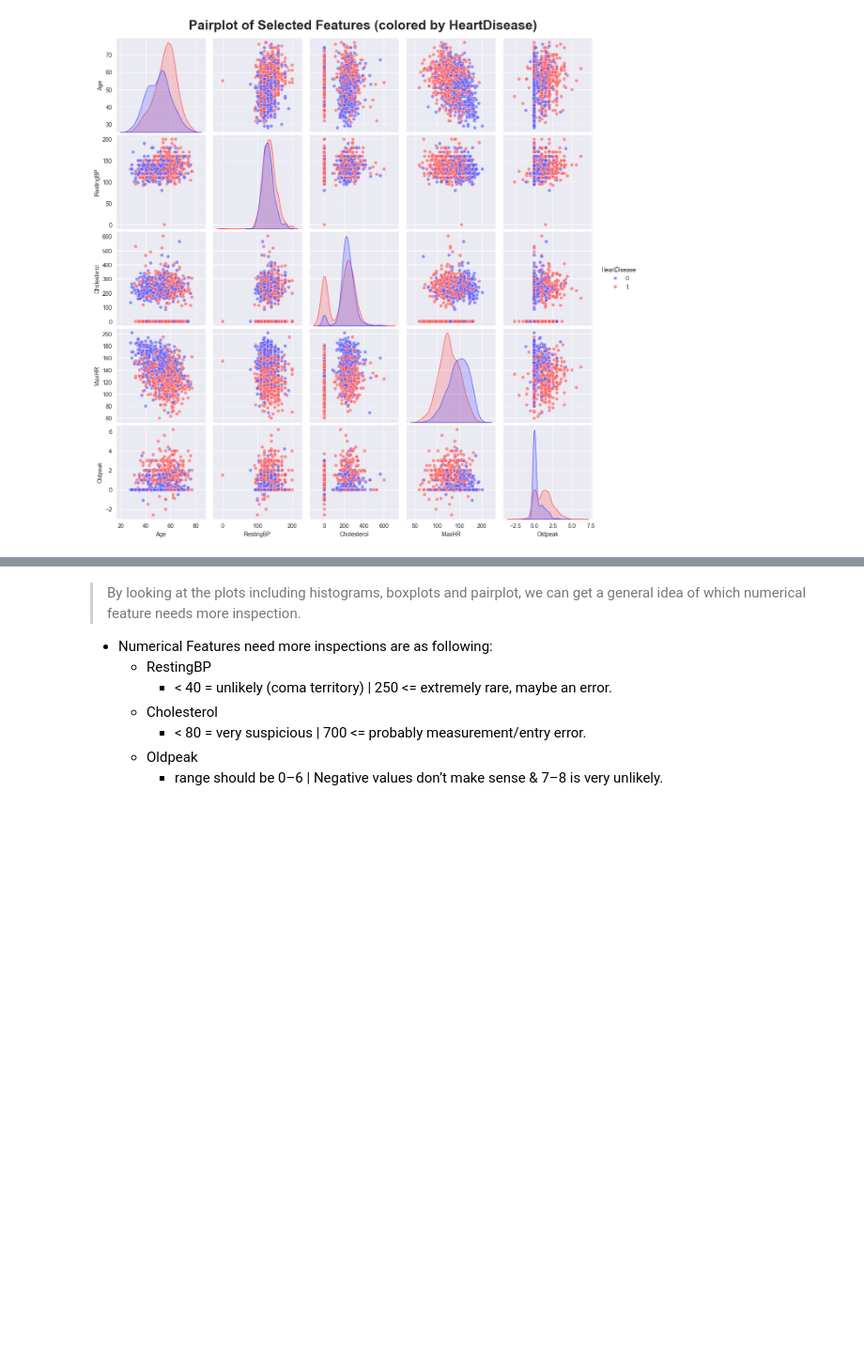
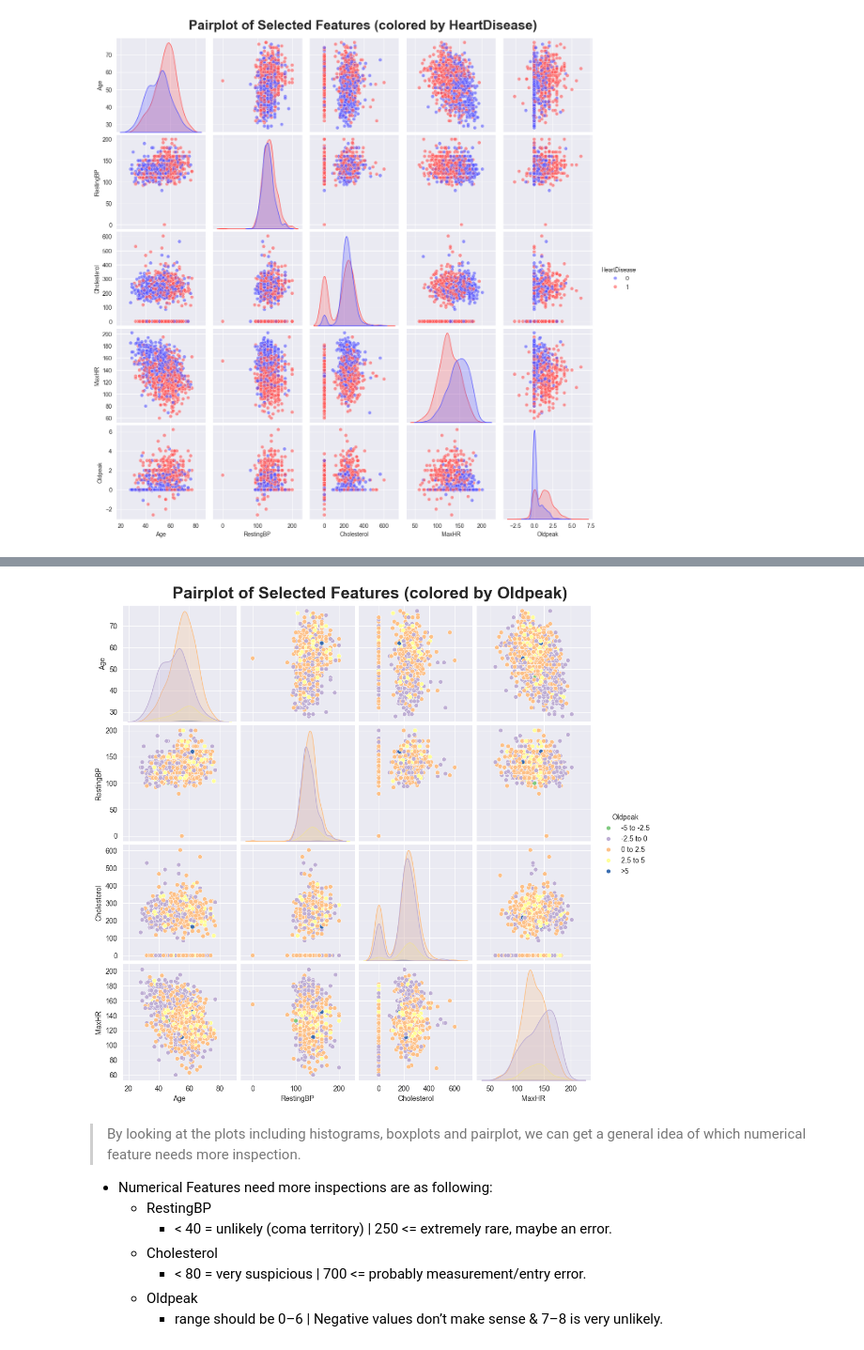
Before and after one commit to Nimaabediforud/Heart-Disease-Prediction, a Jupyter notebook: Notebooks/EDA/EDA.ipynb, the cells around one changed output, grey strips where cells are left out. Shown at 94% size. Cells and saved outputs as stored; diff of their text form; code cells hidden in the pictures; blank space fills up the shorter version.

```diff
--- a/Notebooks/EDA/EDA.ipynb
+++ b/Notebooks/EDA/EDA.ipynb
@@ -294,3 +330,34 @@ plt.show()
+# %%
+#----------------------------------------
+# Visualize pairplots -> Target: Oldpeak
+#----------------------------------------
+
+# Make a copy of external data
+data_copy = data.copy()
+# Categorize `Oldpeak` into 5 categories
+data_copy['Oldpeak'] = pd.cut(data_copy['Oldpeak'], bins=[-5, -2.5, 0, 2.5, 5, 10],
+                            labels=['-5 to -2.5', '-2.5 to 0', '0 to 2.5', '2.5 to 5', '>5'])
+
+# Features + the target
+num_cols_copy = num_cols.copy()
+num_cols_copy.drop(columns=['Oldpeak'], inplace=True)
+selected3 = num_cols_copy.columns.tolist() + ['Oldpeak']
+
+# Visualize pairplots
+sns.set_style("darkgrid")
+sns.pairplot(
+    data_copy[selected3],
+    hue="Oldpeak",
+    palette="Accent",
+    plot_kws={'alpha': 1},
+    diag_kind="kde"
+)
+
+plt.suptitle("Pairplot of Selected Features (colored by Oldpeak)",
+              fontsize=23, fontweight="bold", y=1.02)
+plt.show()
+# %% [output]
+[figure, added]
 # %% [markdown]
 > By looking at the plots including histograms, boxplots and pairplot, we can get a general idea of which numerical feature needs more inspection.
 - Numerical Features need more inspections are as following:
```
Also changed, not shown: parts of 20 cells of this notebook, 29 other files.
